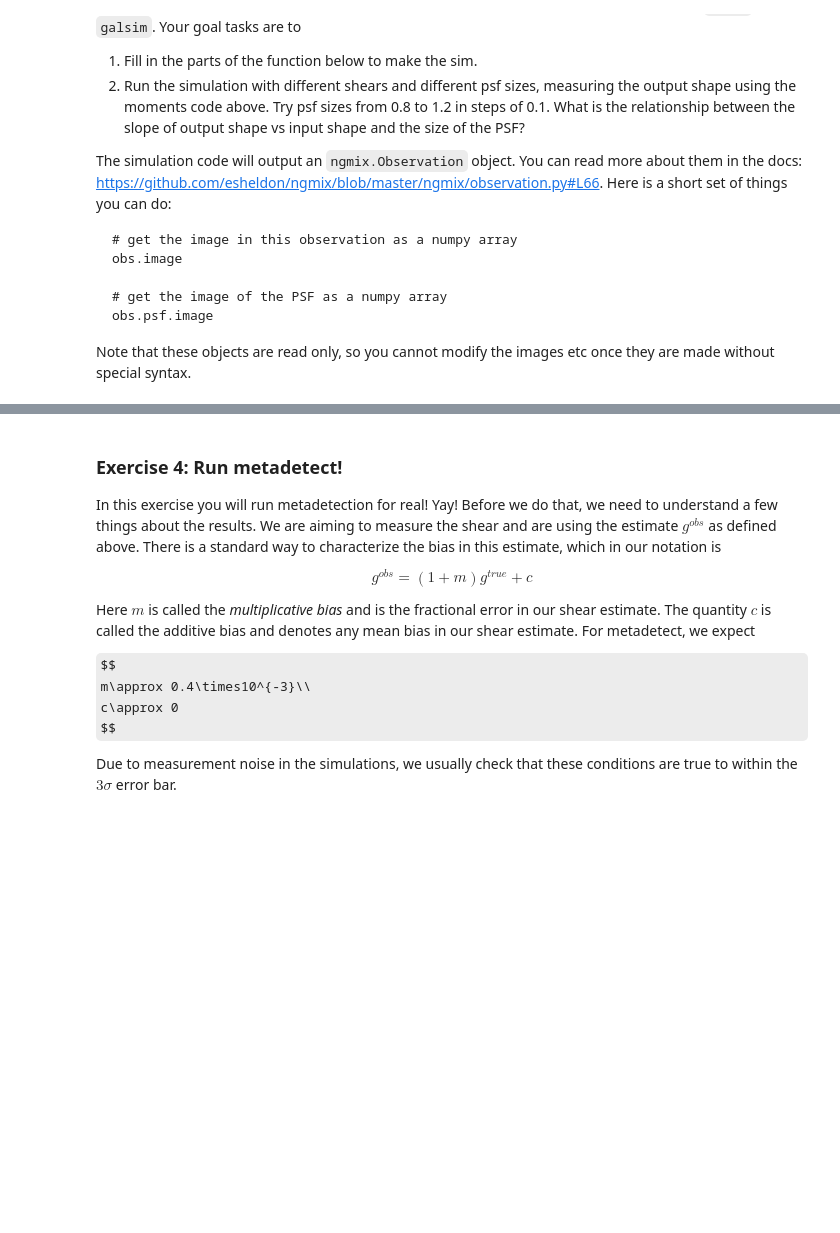
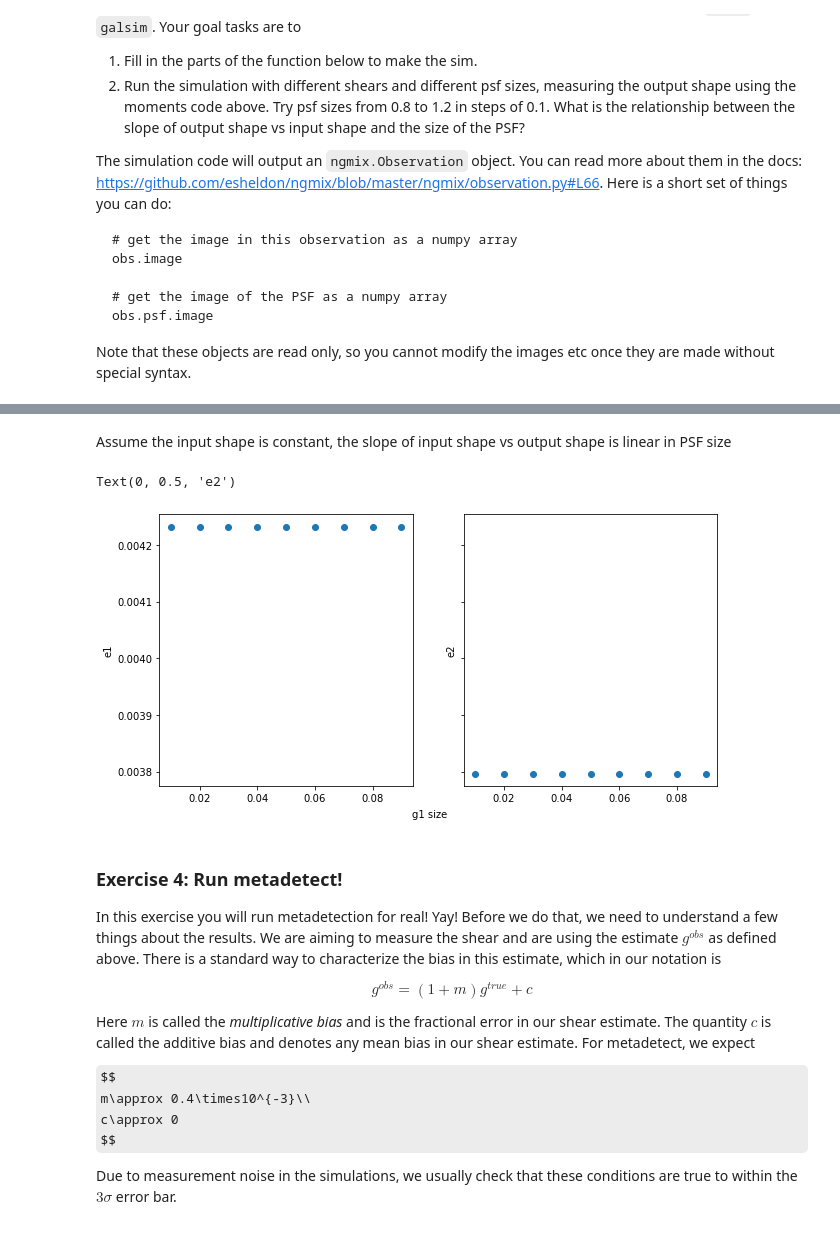
Before and after one commit to zhouconghao/shape-measurement-tutorials, a Jupyter notebook: shape_measurement_102.ipynb, the cells around one changed output, grey strips where cells are left out. Cells and saved outputs as stored; diff of their text form; code cells hidden in the pictures; some formulas as TeX source; blank space fills up the shorter version.

```diff
--- a/shape_measurement_102.ipynb
+++ b/shape_measurement_102.ipynb
@@ -452,3 +486,15 @@ SyntaxError: invalid syntax (370365518.py, line 11)
+# %% [markdown]
+Assume the input shape is constant, the slope of input shape vs output shape is linear in PSF size
+# %%
+fig, axes = plt.subplots(nrows=1,ncols=2,figsize=(10,5),sharey=True)
+axes[0].scatter(g1_range,np.array([e1 for (e1,e2) in shape_list_g1]))
+axes[1].scatter(g1_range,np.array([e2 for (e1,e2) in shape_list_g1]))
+fig.text(0.5, 0.04, 'g1 size', ha='center')
+axes[0].set_ylabel("e1")
+axes[1].set_ylabel("e2")
+# %% [output]
+Text(0, 0.5, 'e2')
+[figure, added]
 # %% [markdown]
 ### Exercise 4: Run metadetect!
 
```
Also changed, not shown: parts of 6 cells of this notebook.
